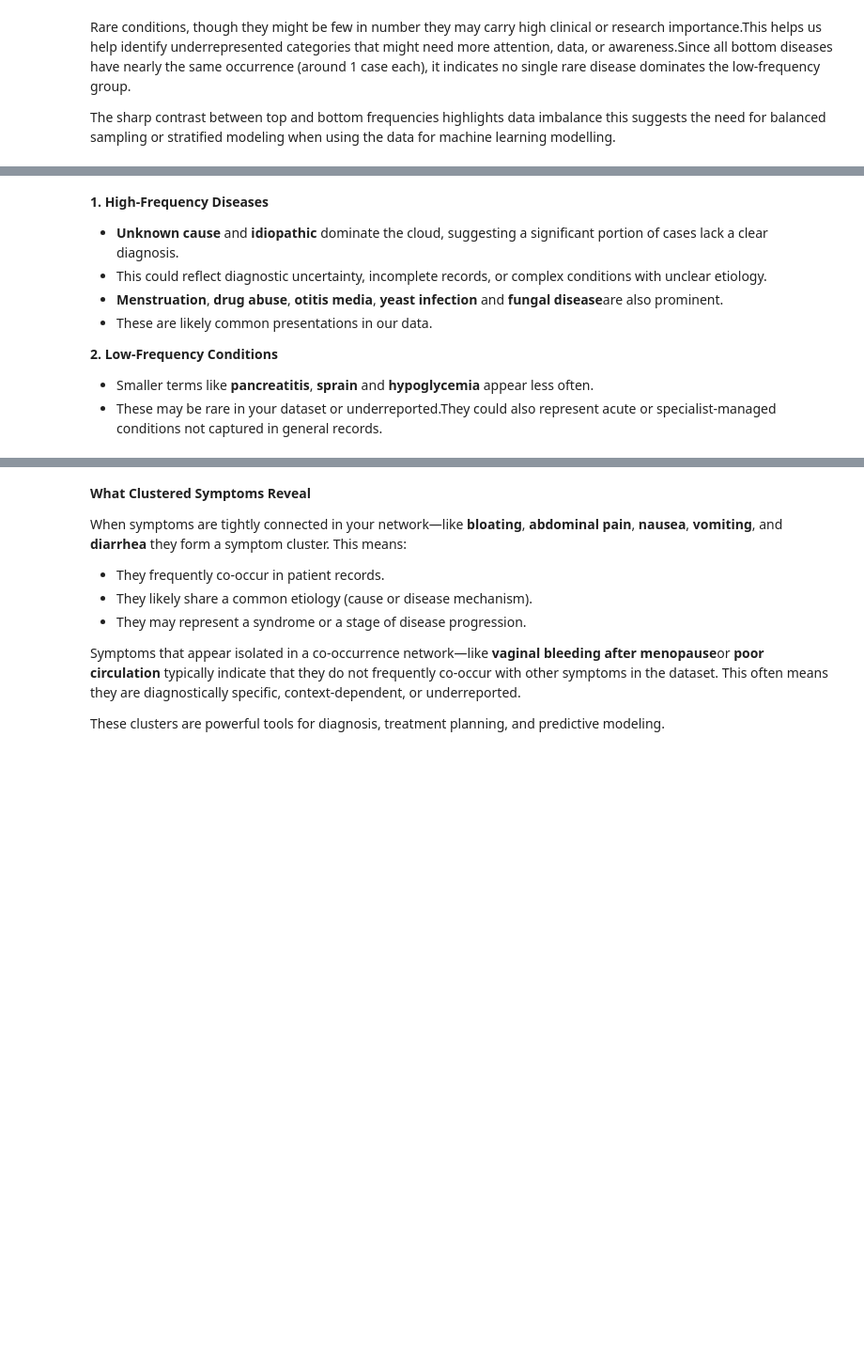
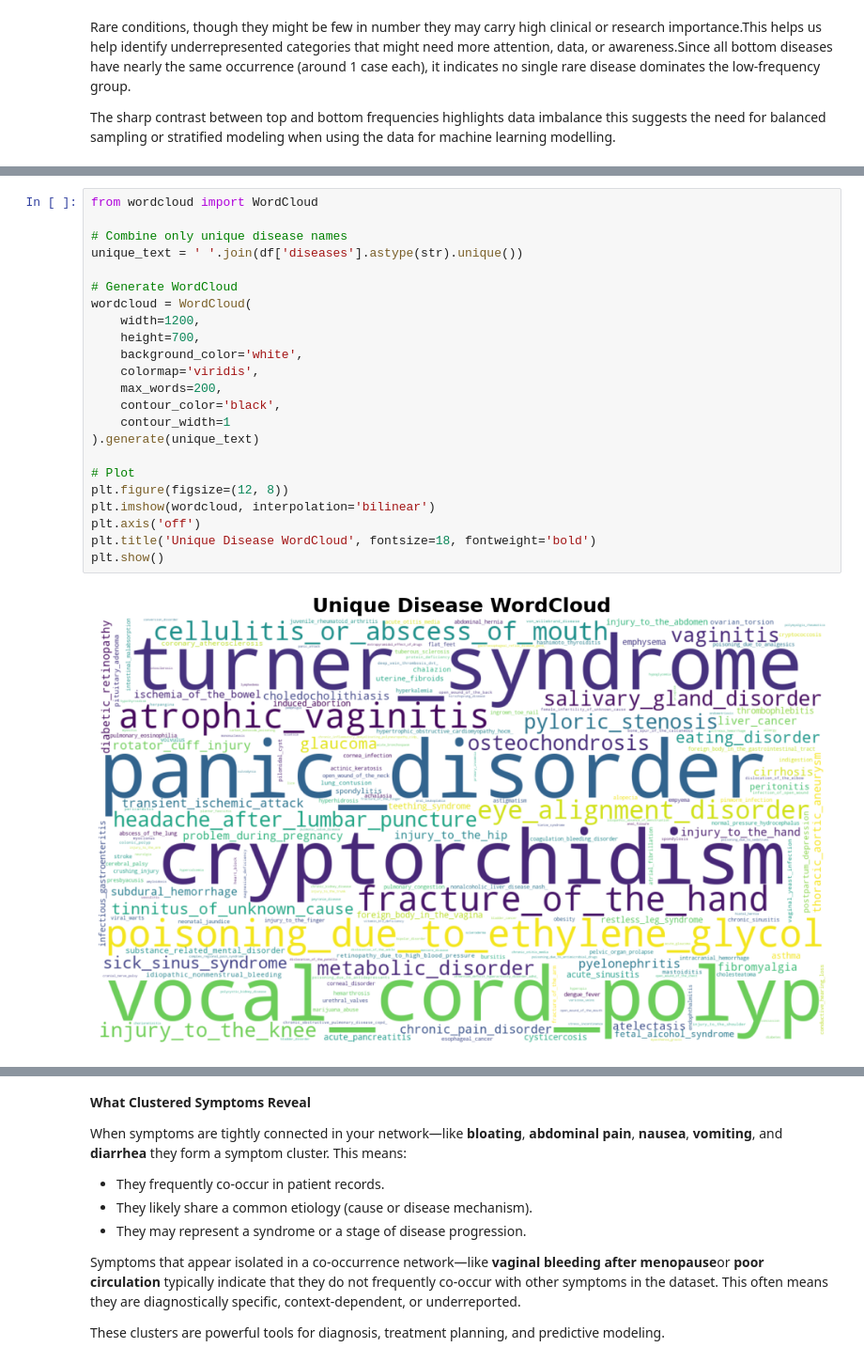
Before and after one commit to Rosette-Matoke/Group7_Capstone_Project, a Jupyter notebook: project (1).ipynb, the cells around one changed output, grey strips where cells are left out. Shown at 94% size. Saved outputs shown, nothing was run; the diff lists cells and outputs as text; blank space fills up the shorter version.

```diff
--- a/project (1).ipynb
+++ b/project (1).ipynb
@@ -244,11 +246,25 @@ plt.show()
-# %% [markdown]
-**1. High-Frequency Diseases**
-
-- **Unknown cause** and **idiopathic** dominate the cloud, suggesting a significant portion of cases lack a clear diagnosis.
--  This could reflect diagnostic uncertainty, incomplete records, or complex conditions with unclear etiology.
-- **Menstruation**, **drug abuse**, **otitis media**, **yeast infection** and **fungal disease**are also prominent.
--  These are likely common presentations in our data.
-
-**2. Low-Frequency Conditions**
-- Smaller terms like **pancreatitis**, **sprain** and **hypoglycemia** appear less often.
-- These may be rare in your dataset or underreported.They could also represent acute or specialist-managed conditions not captured in general records.
+# %%
+from wordcloud import WordCloud
+
+# Combine only unique disease names
+unique_text = ' '.join(df['diseases'].astype(str).unique())
+
+# Generate WordCloud
+wordcloud = WordCloud(
+    width=1200,
+    height=700,
+    background_color='white',
+    colormap='viridis',
+    max_words=200,
+    contour_color='black',
+    contour_width=1
+).generate(unique_text)
+
+# Plot
+plt.figure(figsize=(12, 8))
+plt.imshow(wordcloud, interpolation='bilinear')
+plt.axis('off')
+plt.title('Unique Disease WordCloud', fontsize=18, fontweight='bold')
+plt.show()
+# %% [output]
+[figure, added]
```
Also changed, not shown: parts of 75 cells of this notebook.
